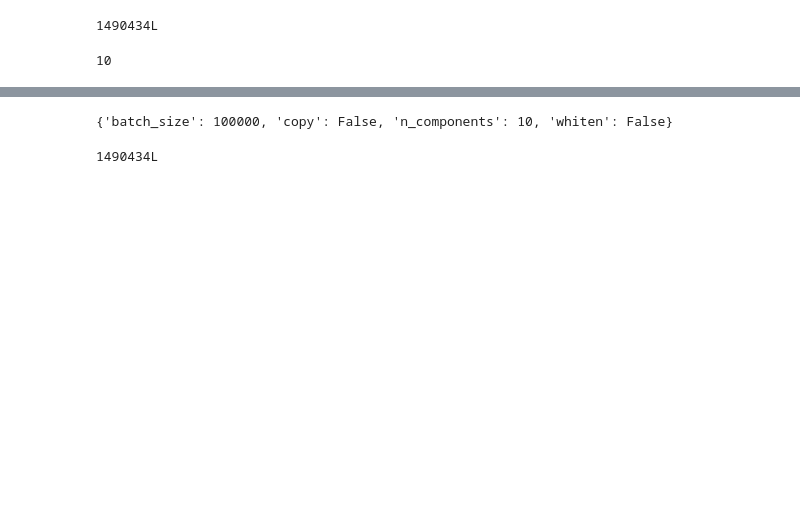
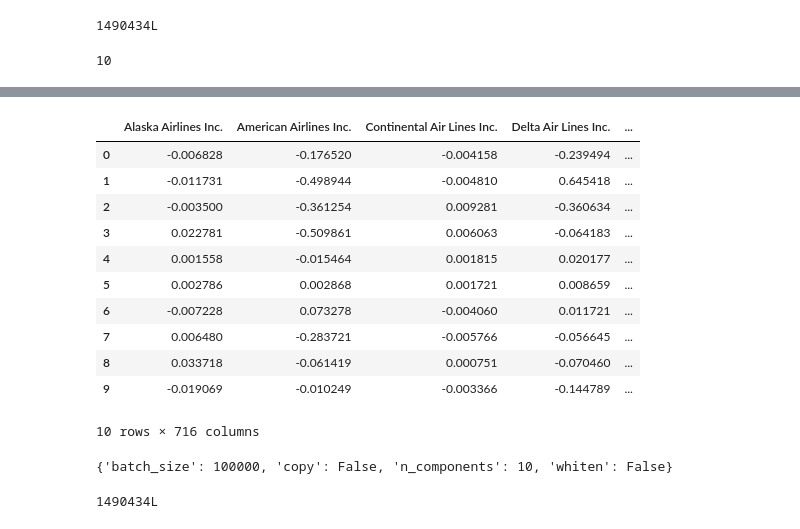
Before and after one commit to WillBishop12/DSInt, a Jupyter notebook: Data Story revamp for Capstone Milestone Report.ipynb, the cells around one changed output, grey strips where cells are left out. Cells and saved outputs as stored; diff of their text form; code cells hidden in the pictures; blank space fills up the shorter version.

```diff
--- a/Data Story revamp for Capstone Milestone Report.ipynb
+++ b/Data Story revamp for Capstone Milestone Report.ipynb
@@ -945,4 +806,2 @@ RegDum_20.shape
 # %%
 #pca10.fit_transform(RegDum_20, AllAirports_20.ArrDelay)
-# %%
-Dummies = DummyRegressors(OnTimeData)
@@ -1031,3 +894,19 @@ ipca10.n_components_
+# %%
+IPCA10DF.columns = Dummies.columns
+IPCA10DF
+# %% [output]
+|  | Alaska Airlines Inc. | American Airlines Inc. | Continental Air Lines Inc. | Delta Air Lines Inc. | ... |
+| 0 | -0.006828 | -0.176520 | -0.004158 | -0.239494 | ... |
+| 1 | -0.011731 | -0.498944 | -0.004810 | 0.645418 | ... |
+| 2 | -0.003500 | -0.361254 | 0.009281 | -0.360634 | ... |
+| 3 | 0.022781 | -0.509861 | 0.006063 | -0.064183 | ... |
+| 4 | 0.001558 | -0.015464 | 0.001815 | 0.020177 | ... |
+| 5 | 0.002786 | 0.002868 | 0.001721 | 0.008659 | ... |
+| 6 | -0.007228 | 0.073278 | -0.004060 | 0.011721 | ... |
+| 7 | 0.006480 | -0.283721 | -0.005766 | -0.056645 | ... |
+| 8 | 0.033718 | -0.061419 | 0.000751 | -0.070460 | ... |
+| 9 | -0.019069 | -0.010249 | -0.003366 | -0.144789 | ... |
+10 rows × 716 columns
 # %%
 ipca10.get_params()
 # %% [output]
```
Also changed, not shown: parts of 95 cells of this notebook.
